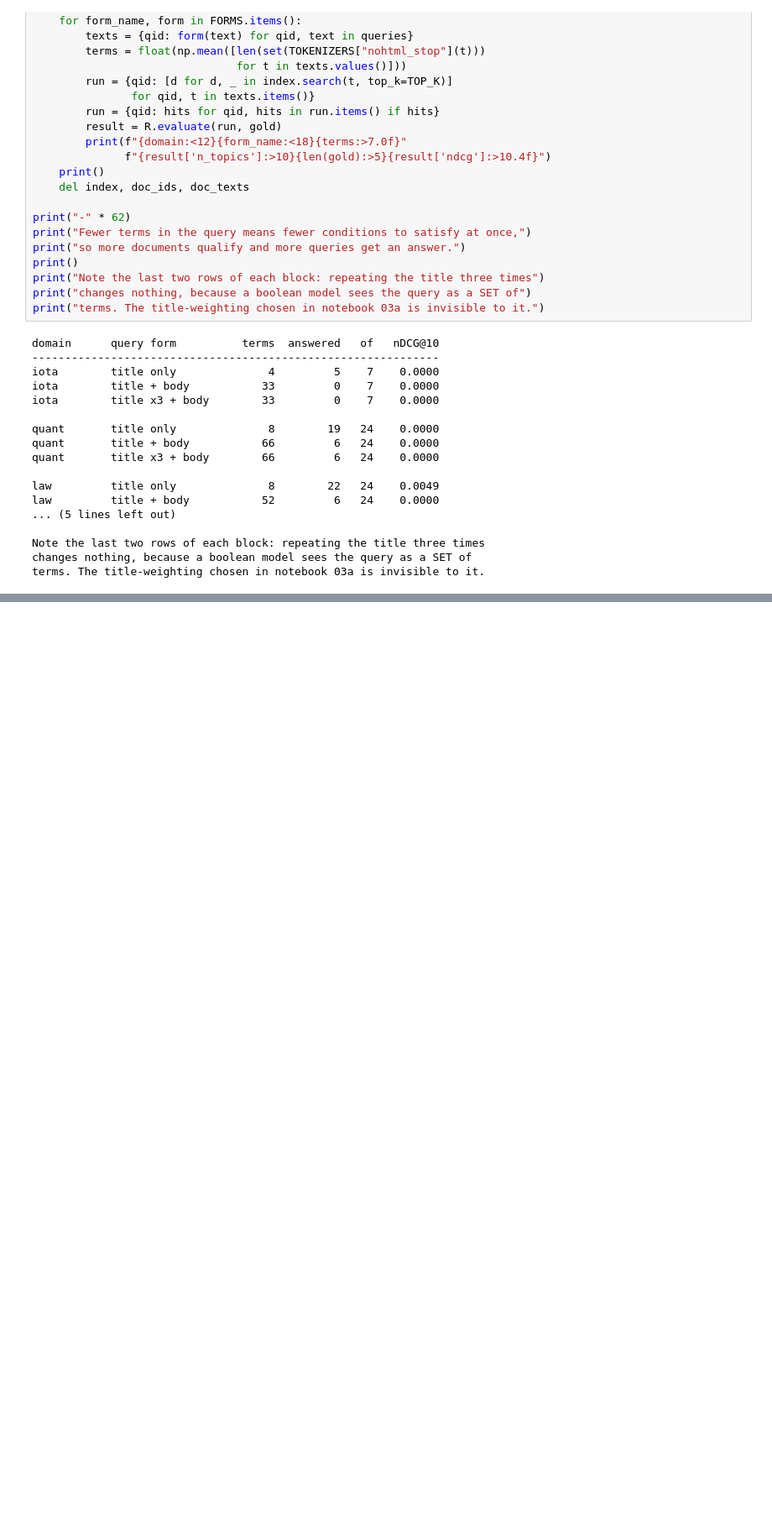
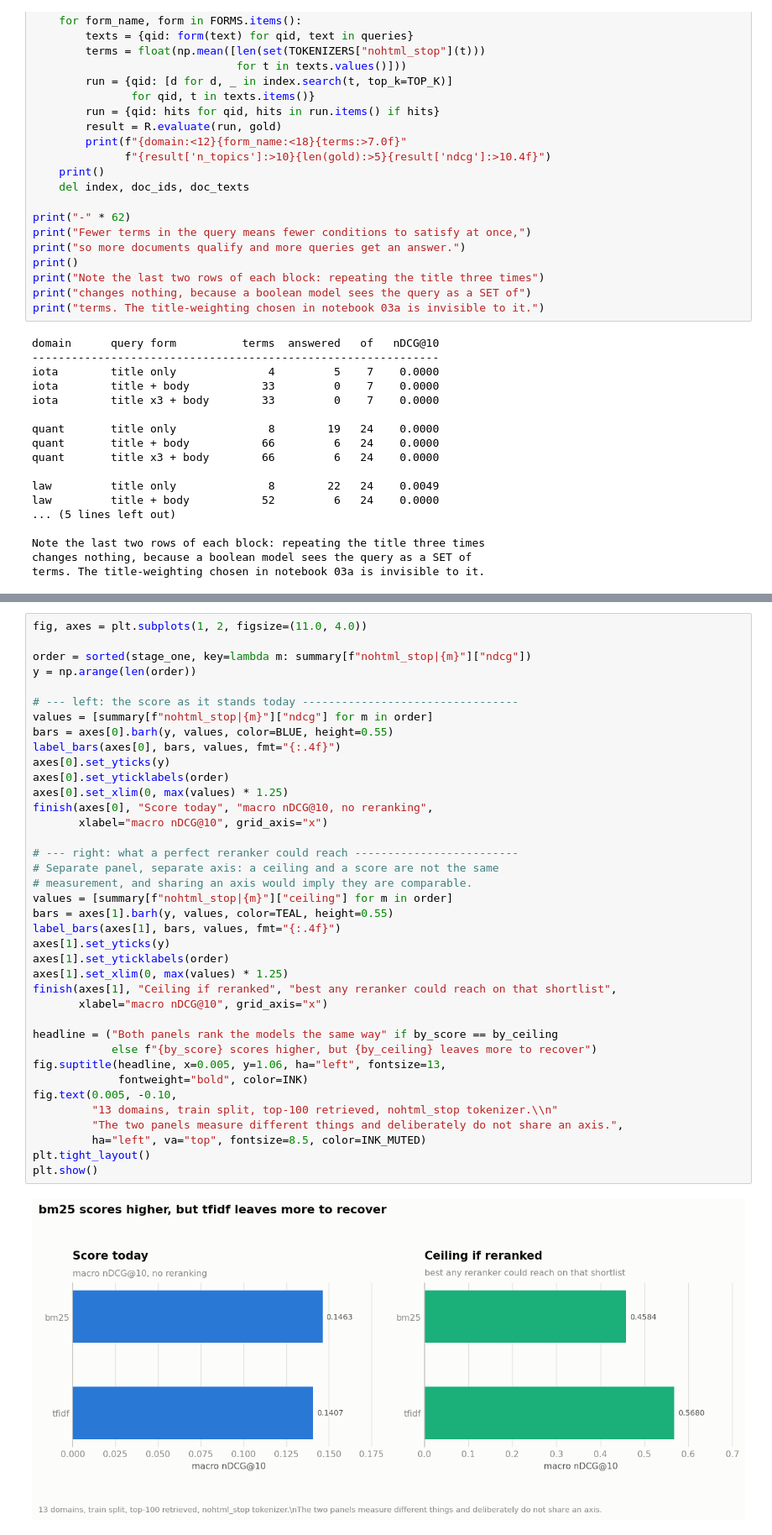
Before and after one commit to peotrannnn/RETECO, a Jupyter notebook: notebooks/04_retrieval_model.ipynb, the cells around one changed output, grey strips where cells are left out. Shown at 84% size. Saved outputs shown, nothing was run; the diff lists cells and outputs as text; blank space fills up the shorter version.

```diff
--- a/notebooks/04_retrieval_model.ipynb
+++ b/notebooks/04_retrieval_model.ipynb
@@ -726,3 +825,43 @@ bẫy tồn tại** và cho thấy đồ án có kiểm tra điều đó.
+# %%
+fig, axes = plt.subplots(1, 2, figsize=(11.0, 4.0))
+
+order = sorted(stage_one, key=lambda m: summary[f"nohtml_stop|{m}"]["ndcg"])
+y = np.arange(len(order))
+
+# --- left: the score as it stands today ---------------------------------
+values = [summary[f"nohtml_stop|{m}"]["ndcg"] for m in order]
+bars = axes[0].barh(y, values, color=BLUE, height=0.55)
+label_bars(axes[0], bars, values, fmt="{:.4f}")
+axes[0].set_yticks(y)
+axes[0].set_yticklabels(order)
+axes[0].set_xlim(0, max(values) * 1.25)
+finish(axes[0], "Score today", "macro nDCG@10, no reranking",
+       xlabel="macro nDCG@10", grid_axis="x")
+
+# --- right: what a perfect reranker could reach -------------------------
+# Separate panel, separate axis: a ceiling and a score are not the same
+# measurement, and sharing an axis would imply they are comparable.
+values = [summary[f"nohtml_stop|{m}"]["ceiling"] for m in order]
+bars = axes[1].barh(y, values, color=TEAL, height=0.55)
+label_bars(axes[1], bars, values, fmt="{:.4f}")
+axes[1].set_yticks(y)
+axes[1].set_yticklabels(order)
+axes[1].set_xlim(0, max(values) * 1.25)
+finish(axes[1], "Ceiling if reranked", "best any reranker could reach on that shortlist",
+       xlabel="macro nDCG@10", grid_axis="x")
+
+headline = ("Both panels rank the models the same way" if by_score == by_ceiling
+            else f"{by_score} scores higher, but {by_ceiling} leaves more to recover")
+fig.suptitle(headline, x=0.005, y=1.06, ha="left", fontsize=13,
+             fontweight="bold", color=INK)
+fig.text(0.005, -0.10,
+         "13 domains, train split, top-100 retrieved, nohtml_stop tokenizer.\\n"
+         "The two panels measure different things and deliberately do not share an axis.",
+         ha="left", va="top", fontsize=8.5, color=INK_MUTED)
+plt.tight_layout()
+plt.show()
+# %% [output]
+[figure, added]
 # %% [markdown]
 ---
 
```
Also changed, not shown: parts of 33 cells of this notebook, 22 other files.
